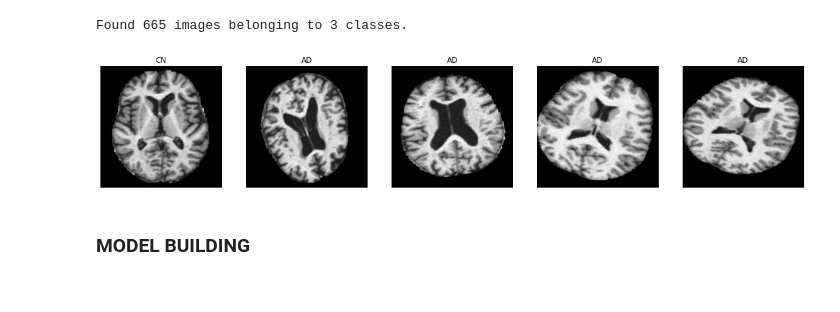
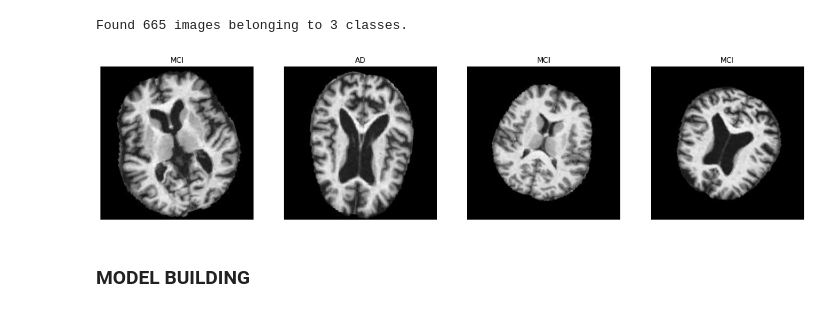
Before and after one commit to Deep-shah98/Alzheimer-s-diseases-detection-using-3-class-classification, a Jupyter notebook: alzheimer_s_classification_densenet169_auc_97_31.ipynb, the cells around one changed output. Drawn from its saved outputs; the diff is of its cells as text; code cells hidden in the pictures.

```diff
--- a/alzheimer_s_classification_densenet169_auc_97_31.ipynb
+++ b/alzheimer_s_classification_densenet169_auc_97_31.ipynb
@@ -85,22 +85,22 @@ valid_dataset = valid_datagen.flow_from_directory(directory = '/content/drive/My
 # %% [output]
 Found 665 images belonging to 3 classes.
 # %%
-fig, ax = plt.subplots(nrows = 1, ncols = 5, figsize=(20,20))
+fig, ax = plt.subplots(nrows = 1, ncols = 4, figsize=(20,20))
 
-for i in tqdm(range(0,5)):
+for i in tqdm(range(0,4)):
     rand1 = np.random.randint(len(train_dataset))
     rand2 = np.random.randint(100)
     ax[i].imshow(train_dataset[rand1][0][rand2])
     ax[i].axis('off')
     a = train_dataset[rand1][1][rand2]
     if a[0] == 1:
-        ax[i].set_title('MCI')
-    elif a[1] == 1:
         ax[i].set_title('AD')
     elif a[2] == 1:
         ax[i].set_title('CN')
+    elif a[1] == 1:
+        ax[i].set_title('MCI')
 # %% [output]
-[figure, old version]
+[figure, new version]
 # %% [markdown]
 ### MODEL BUILDING
 # %%
```
Also changed, not shown: parts of 4 cells of this notebook.
